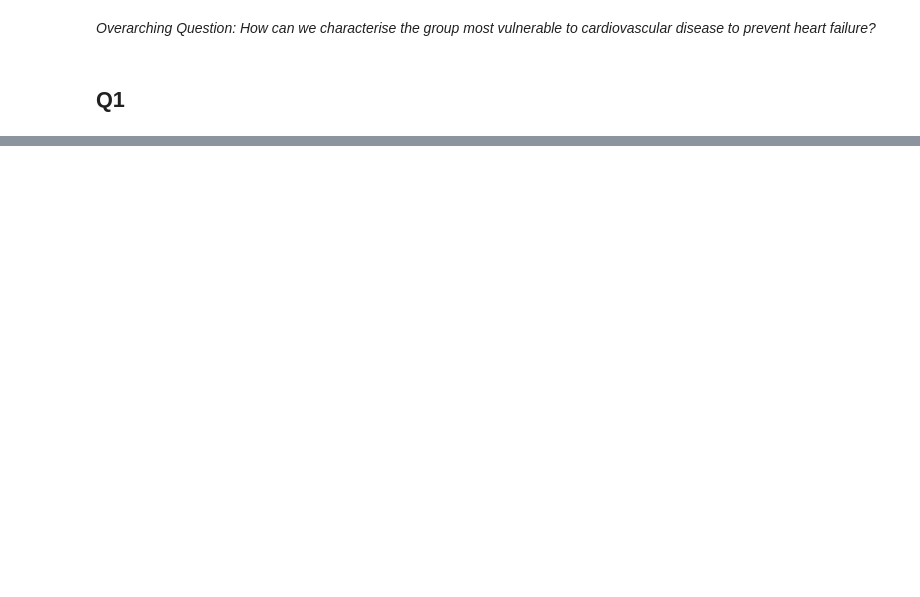
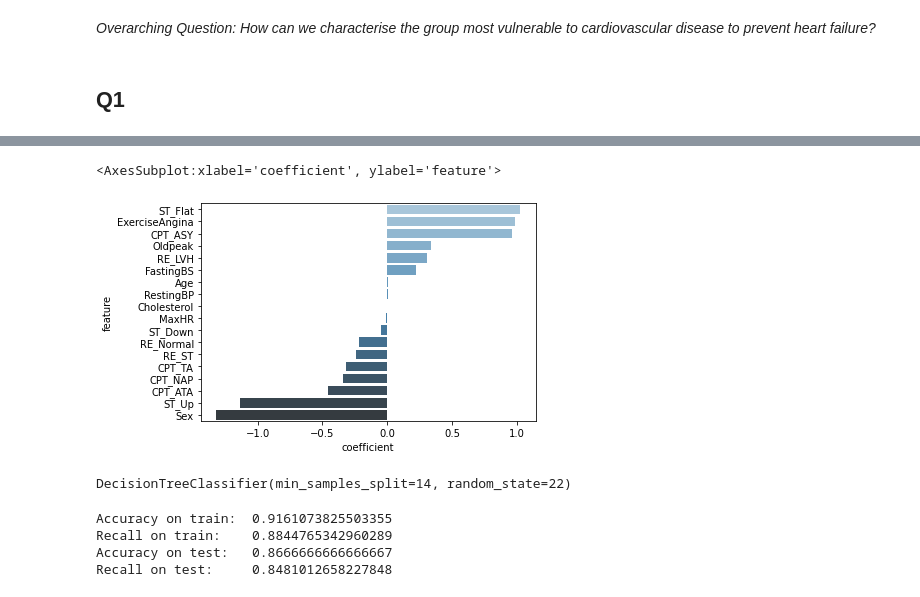
Before and after one commit to EmeryK-1/DataMadness, a Jupyter notebook: DataMadness Analysis 2.0.ipynb, the cells around one changed output, grey strips where cells are left out. Cells and saved outputs as stored; diff of their text form; code cells hidden in the pictures; blank space fills up the shorter version.

```diff
--- a/DataMadness Analysis 2.0.ipynb
+++ b/DataMadness Analysis 2.0.ipynb
@@ -338,0 +451,24 @@ Accuracy on test data =  0.616557734204793
+# %%
+sns.barplot(x="coefficient", y="feature", data=df.sort_values('coefficient', ascending=False), palette="Blues_d")
+# %% [output]
+<AxesSubplot:xlabel='coefficient', ylabel='feature'>
+[figure, added]
+# %%
+model = DecisionTreeClassifier(random_state=22, min_samples_split=14)
+model.fit(X_train, y_train)
+# %% [output]
+DecisionTreeClassifier(min_samples_split=14, random_state=22)
+# %%
+y_train_pred = model.predict(X_train)
+y_test_pred = model.predict(X_test)
+
+print('Accuracy on train:  ' + str(accuracy_score(y_train, y_train_pred)))
+print('Recall on train:    ' + str(recall_score(y_train, y_train_pred)))
+
+print('Accuracy on test:   ' + str(accuracy_score(y_test, y_test_pred)))
+print('Recall on test:     ' + str(recall_score(y_test, y_test_pred)))
+# %% [output]
+Accuracy on train:  0.9161073825503355
+Recall on train:    0.8844765342960289
+Accuracy on test:   0.8666666666666667
+Recall on test:     0.8481012658227848
```
Also changed, not shown: parts of 43 cells of this notebook.
